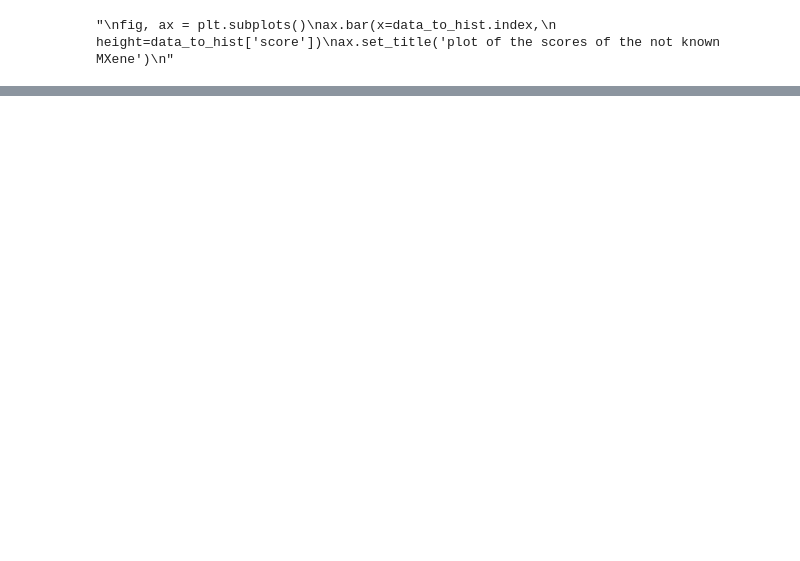
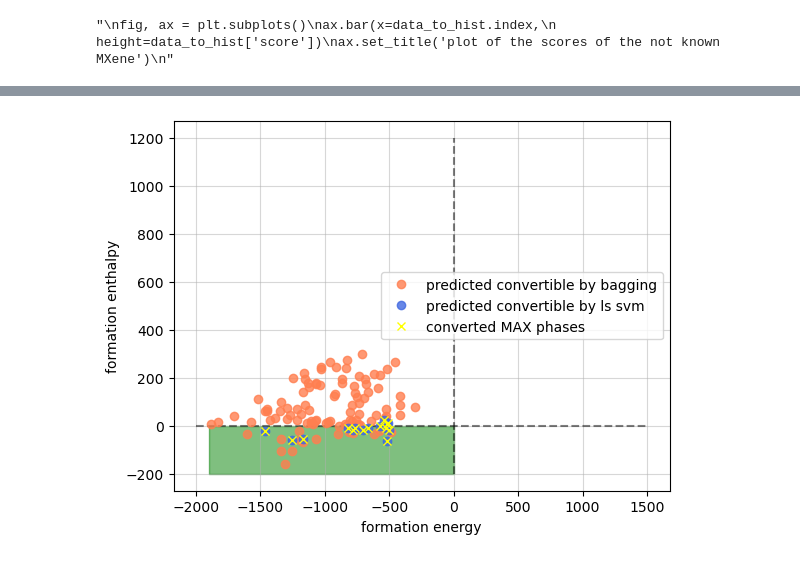
Before and after one commit to tpaquier/material_science, a Jupyter notebook: The_article/For_writing/It_ls_svm_wo_dt_all_features.ipynb, the cells around one changed output, grey strips where cells are left out. Cells and saved outputs as stored; diff of their text form; code cells hidden in the pictures; blank space fills up the shorter version.

```diff
--- a/The_article/For_writing/It_ls_svm_wo_dt_all_features.ipynb
+++ b/The_article/For_writing/It_ls_svm_wo_dt_all_features.ipynb
@@ -446,2 +446,33 @@ V4AlC3 & 0.981854 & positive \\
 \bottomrule
 \end{tabular}
+# %%
+convertible_to_plot = pd.read_csv('convertible_bagging.csv')
+convertible_to_plot = convertible_to_plot.set_index(keys='Unnamed: 0',drop=True)
+# %%
+convertible_index = list(convertible_to_plot.index)
+pred_pos_index = list(pred_pos.index)
+positive_samples_index = list(positive_samples.index)
+conv_to_plot = max_calculated.filter(items=convertible_index,axis=0)
+conv_to_plot = conv_to_plot.filter(items=['dEf','dH'],axis=1)
+pred_pos_to_plot = max_calculated.filter(items=positive_samples_index,axis=0)
+pred_pos_to_plot = pred_pos_to_plot.filter(items=['dEf','dH'],axis=1)
+positive_samples_to_plot = max_calculated.filter(items=positive_samples_index,axis=0)
+positive_samples_to_plot = positive_samples_to_plot.filter(items=['dEf','dH'],axis=1)
+# %%
+fig, ax = plt.subplots()
+ax.grid(alpha=0.5)
+ax.plot(np.linspace(-2000,1500,2,endpoint=True),np.zeros(2),'--k',alpha=0.5)
+ax.plot(np.zeros(2),np.linspace(-200,1200,2,endpoint=True),'--k',alpha=0.5)
+ax.fill_between(np.linspace(np.min(df_no_pos['dEf'].to_numpy()),0,2,endpoint=True),y1=-200,y2=0,color='green',alpha=0.5)
+ax.plot(conv_to_plot['dEf'],conv_to_plot['dH'], 'o',color='coral',alpha=0.8,
+       label='predicted convertible by bagging')
+ax.plot(pred_pos_to_plot['dEf'],pred_pos_to_plot['dH'],'o',color='royalblue',alpha=0.8,
+       label='predicted convertible by ls svm')
+ax.plot(positive_samples_to_plot['dEf'],positive_samples_to_plot['dH'],'x', color='yellow', alpha=1.,
+       label='converted MAX phases')
+ax.set_xlabel(xlabel='formation energy')
+ax.set_ylabel(ylabel='formation enthalpy')
+plt.legend()
+plt.savefig('common_pred_l_4_r_119.png')
+# %% [output]
+[figure, added]
```
Also changed, not shown: parts of 6 cells of this notebook, 7 other files.
